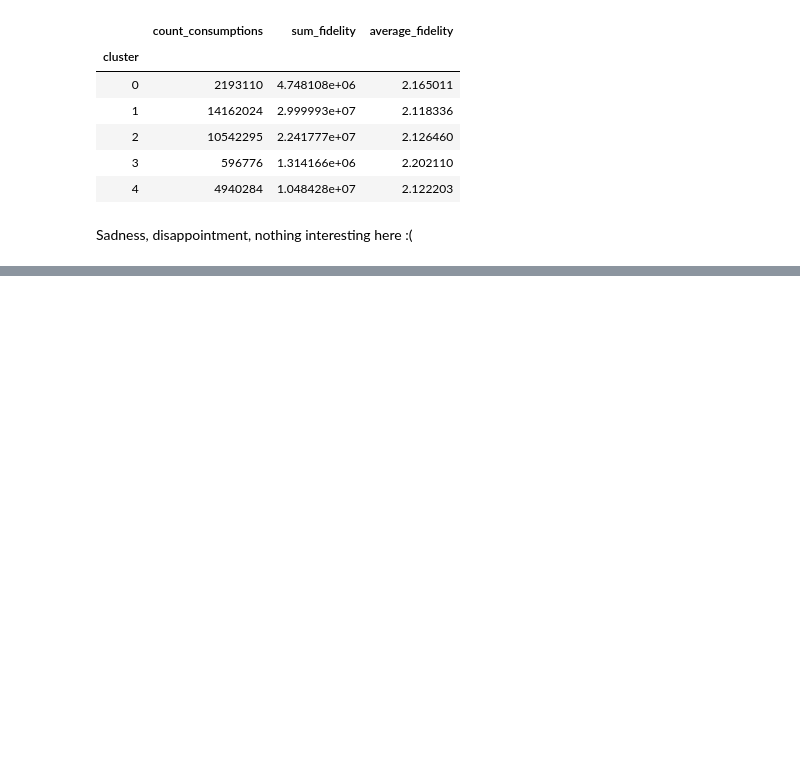
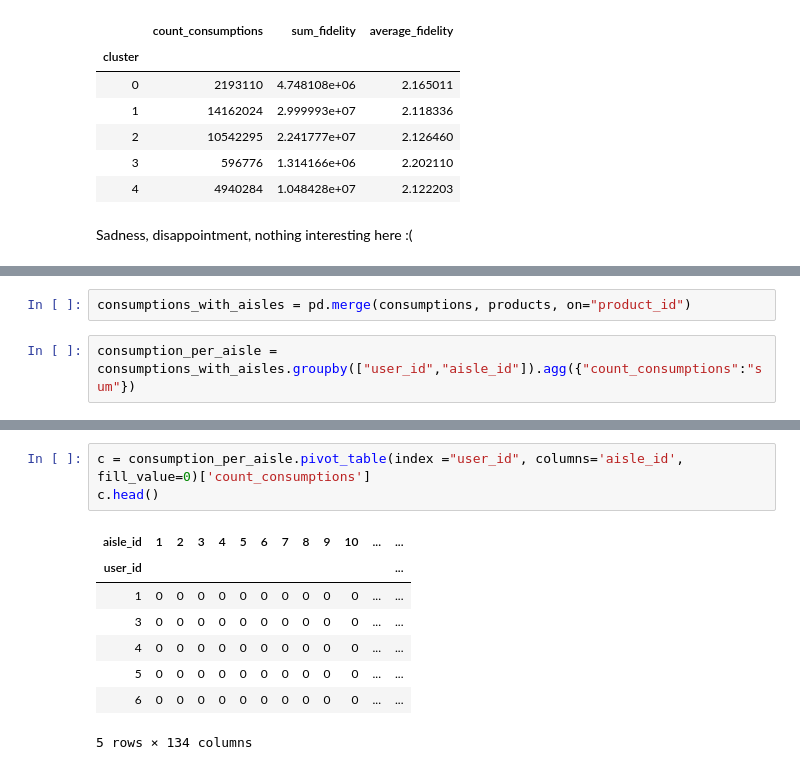
Before and after one commit to auriane81/epfl-ada-ada-2019-project-adax, a Jupyter notebook: project_Pierre.ipynb, the cells around one changed output, grey strips where cells are left out. Drawn from its saved outputs; the diff is of its cells as text; blank space fills up the shorter version.

```diff
--- a/project_Pierre.ipynb
+++ b/project_Pierre.ipynb
@@ -654,0 +691,4 @@ Sadness, disappointment, nothing interesting here :(
+# %%
+consumptions_with_aisles = pd.merge(consumptions, products, on="product_id")
+# %%
+consumption_per_aisle = consumptions_with_aisles.groupby(["user_id","aisle_id"]).agg({"count_consumptions":"sum"})
@@ -654,0 +705,12 @@ Sadness, disappointment, nothing interesting here :(
+# %%
+c = consumption_per_aisle.pivot_table(index ="user_id", columns='aisle_id', fill_value=0)['count_consumptions']
+c.head()
+# %% [output]
+| aisle_id | 1 | 2 | 3 | 4 | 5 | 6 | 7 | 8 | 9 | 10 | ... | ... |
+| user_id |  |  |  |  |  |  |  |  |  |  |  | ... |
+| 1 | 0 | 0 | 0 | 0 | 0 | 0 | 0 | 0 | 0 | 0 | ... | ... |
+| 3 | 0 | 0 | 0 | 0 | 0 | 0 | 0 | 0 | 0 | 0 | ... | ... |
+| 4 | 0 | 0 | 0 | 0 | 0 | 0 | 0 | 0 | 0 | 0 | ... | ... |
+| 5 | 0 | 0 | 0 | 0 | 0 | 0 | 0 | 0 | 0 | 0 | ... | ... |
+| 6 | 0 | 0 | 0 | 0 | 0 | 0 | 0 | 0 | 0 | 0 | ... | ... |
+5 rows × 134 columns
```
Also changed, not shown: parts of 27 cells of this notebook.
